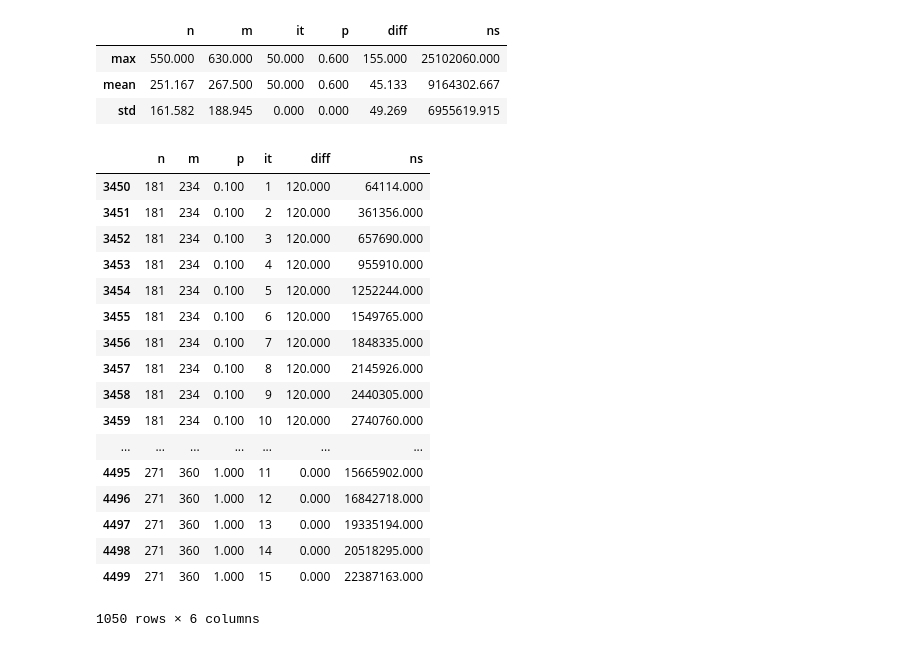
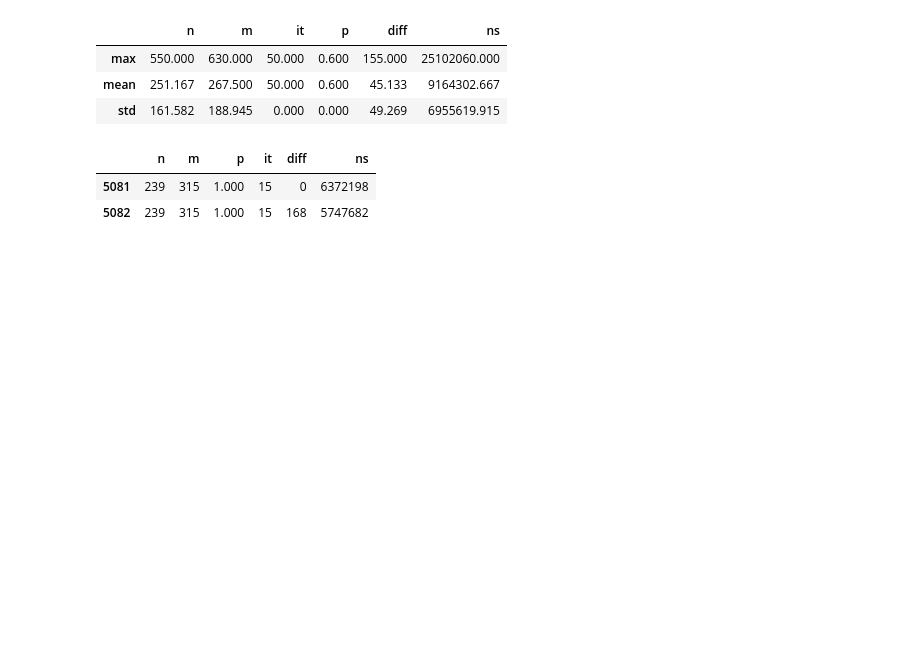
Before and after one commit to ZebaSz/algo3-tp3, a Jupyter notebook: informe/data/pathological/Pathological.ipynb, the cells around one changed output. Drawn from its saved outputs; the diff is of its cells as text; code cells hidden in the pictures; blank space fills up the shorter version.

```diff
--- a/informe/data/pathological/Pathological.ipynb
+++ b/informe/data/pathological/Pathological.ipynb
@@ -188,25 +188,10 @@ Porcentaje de error: 76.67%
 # %%
 grasp_test = pd.read_csv('pathological-grasp.csv')
 grasp_test = grasp_test.groupby([n,m,p,it,diff]).min().reset_index()
-grasp_test = grasp_test.groupby([n,m,p,it]).median().reset_index()
+#grasp_test = grasp_test.groupby([n,m,p,it]).median().reset_index()
 #grasp_test[(grasp_test.n == 271) & (grasp_test.p == 0.9) & (grasp_test.it == 1)]
-grasp_test[(grasp_test.n > 168) & (grasp_test.p == 1.000) & (grasp_test.it15)]
+grasp_test[(grasp_test.n == 239) & (grasp_test.p == 1) & (grasp_test.it == 15)]
 # %% [output]
 |  | n | m | p | it | diff | ns |
-| 3450 | 181 | 234 | 0.100 | 1 | 120.000 | 64114.000 |
-| 3451 | 181 | 234 | 0.100 | 2 | 120.000 | 361356.000 |
-| 3452 | 181 | 234 | 0.100 | 3 | 120.000 | 657690.000 |
-| 3453 | 181 | 234 | 0.100 | 4 | 120.000 | 955910.000 |
-| 3454 | 181 | 234 | 0.100 | 5 | 120.000 | 1252244.000 |
-| 3455 | 181 | 234 | 0.100 | 6 | 120.000 | 1549765.000 |
-| 3456 | 181 | 234 | 0.100 | 7 | 120.000 | 1848335.000 |
-| 3457 | 181 | 234 | 0.100 | 8 | 120.000 | 2145926.000 |
-| 3458 | 181 | 234 | 0.100 | 9 | 120.000 | 2440305.000 |
-| 3459 | 181 | 234 | 0.100 | 10 | 120.000 | 2740760.000 |
-| ... | ... | ... | ... | ... | ... | ... |
-| 4495 | 271 | 360 | 1.000 | 11 | 0.000 | 15665902.000 |
-| 4496 | 271 | 360 | 1.000 | 12 | 0.000 | 16842718.000 |
-| 4497 | 271 | 360 | 1.000 | 13 | 0.000 | 19335194.000 |
-| 4498 | 271 | 360 | 1.000 | 14 | 0.000 | 20518295.000 |
-| 4499 | 271 | 360 | 1.000 | 15 | 0.000 | 22387163.000 |
+| 5081 | 239 | 315 | 1.000 | 15 | 0 | 6372198 |
+| 5082 | 239 | 315 | 1.000 | 15 | 168 | 5747682 |
-1050 rows × 6 columns
```
Also changed, not shown: 7 other files.
